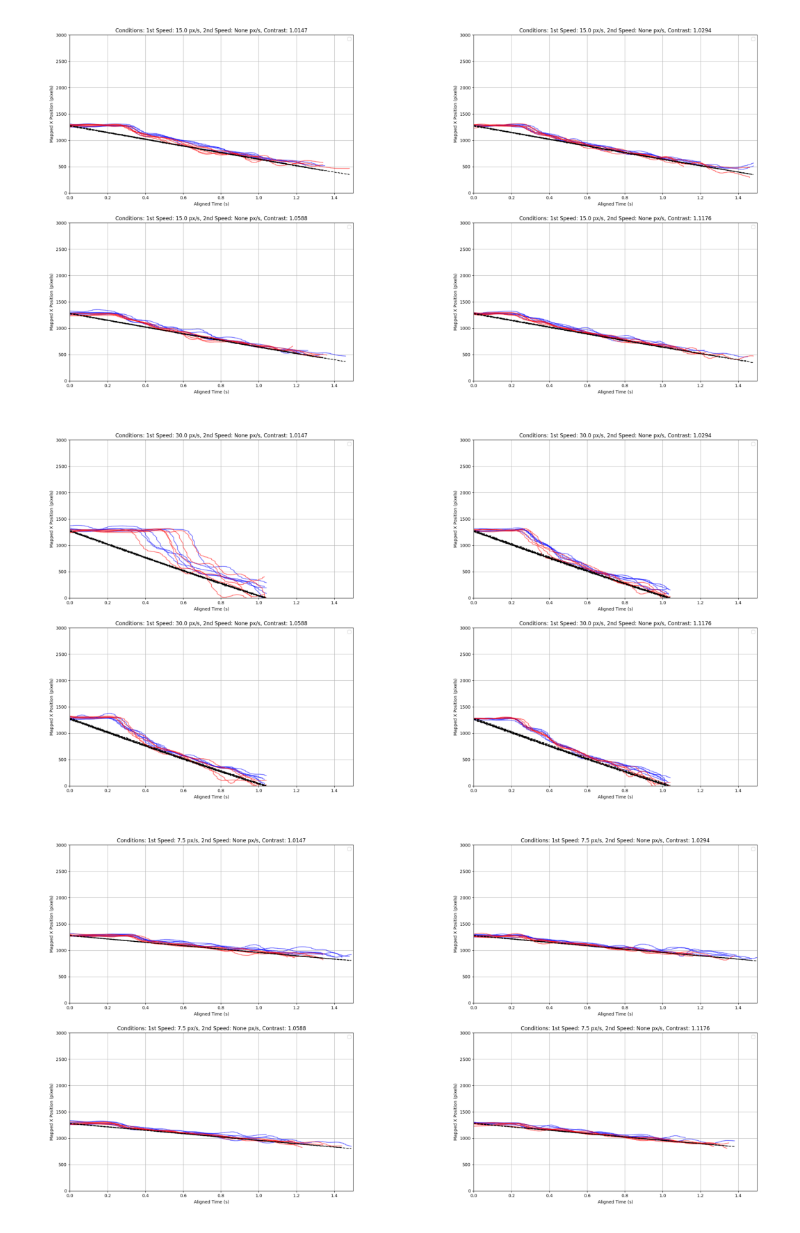
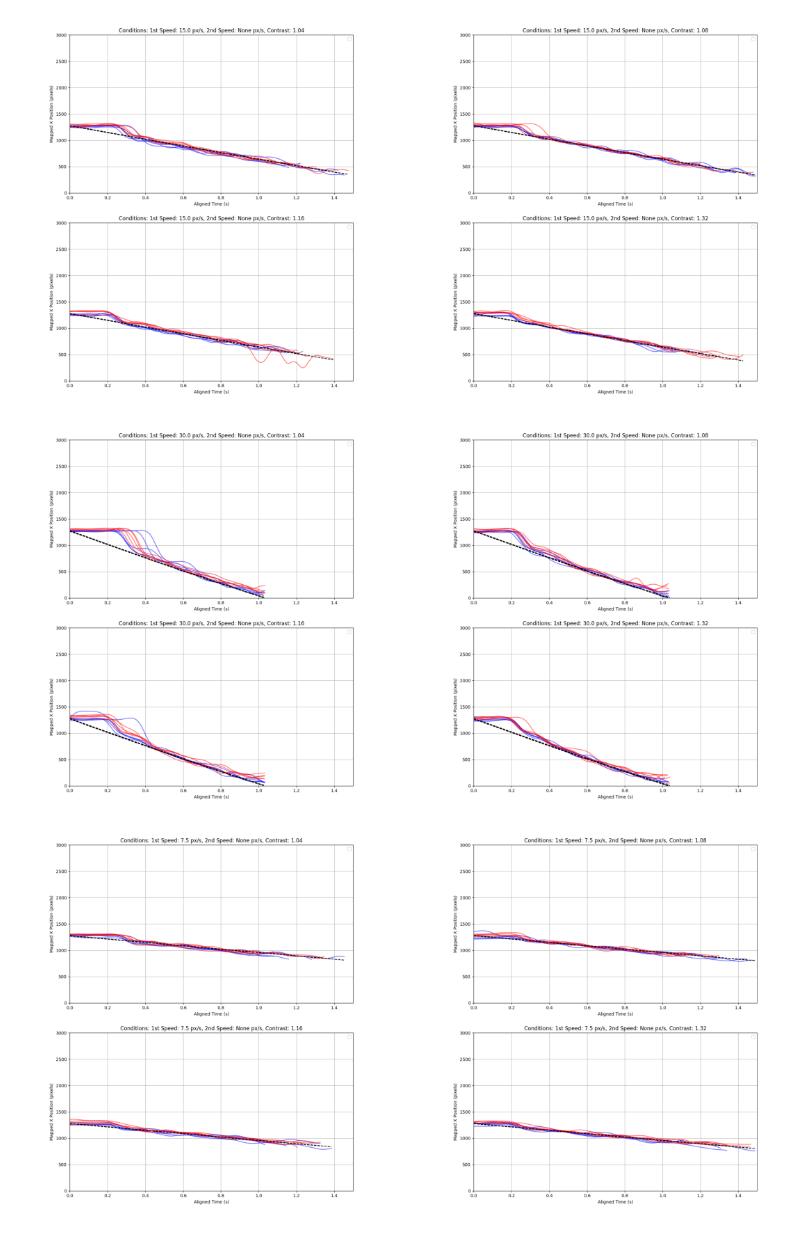
Before and after one commit to jennakangg/motiontrackingdatavis, a Jupyter notebook: ContrastStudyProcessingSegments.ipynb, the cells around one changed output. Drawn from its saved outputs; the diff is of its cells as text; code cells hidden in the pictures.

```diff
--- a/ContrastStudyProcessingSegments.ipynb
+++ b/ContrastStudyProcessingSegments.ipynb
@@ -10,10 +10,10 @@ def vel_filter(ang_vel_all):
     return scipy.signal.filtfilt(b, a, ang_vel_all)
 
 # Load data
-data = pd.read_csv('GazeDataContrast/gaze_data_contrast_niall_again_1.csv', sep=',')
+data = pd.read_csv('GazeDataContrastLinear/gaze_data_contrast_linear_jenna_0.csv', sep=',')
 
 # Load JSON file for trial details
-with open("trial_ids_segments/trials_main_FINAL_niall_again.json", "r") as f:
+with open("trial_ids_contrast_linear/trials_FINAL_jenna.json", "r") as f:
     trial_details = json.load(f)
 
 # Process segment JSON data
@@ -80,10 +80,6 @@ data = data[data['EndingObjectDirection'] == data['AnswerEndingObjectDirection']
 
 # Process data
 data['RelativeTime'] = data.groupby('TrialNumber')['Time'].transform(lambda x: x - x.min())
-
-# data['RelativeTime'] = data['RelativeTime'].round(10)
-print(repr(data['RelativeTime']))
-data['RelativeTime'].to_csv('output.txt', index=False, sep='\t')
 
 data['MappedPogX'] = data['BestPogX'] * screen_width
 data['MappedPogY'] = screen_height - data['BestPogY'] * screen_height
@@ -307,7 +269,7 @@ import matplotlib.pyplot as plt
 import re
 
 # Directory containing the image files
-directory = "niall_plots_1"
+directory = "jenna_plots_0"
 contrast_JND = 0.0166
 
 contrast_thresholds = [
@@ -391,3 +353,3 @@ for thresh in contrast_thresholds:
-[figure, old version]
+[figure, new version]
-[figure, old version]
+[figure, new version]
-[figure, old version]
+[figure, new version]
```
Also changed, not shown: parts of 4 cells of this notebook, 58 other files.
